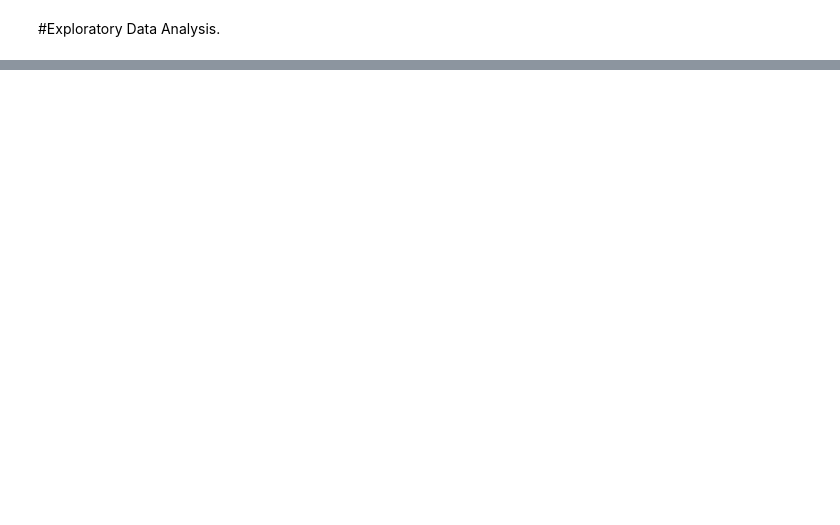
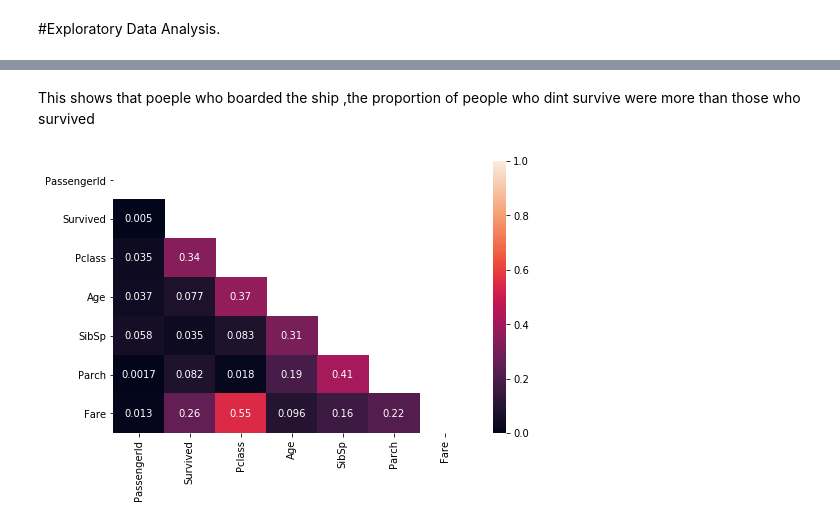
Before and after one commit to theBuluku/Independent-Project-week-9, a Jupyter notebook: IP_Week_9.ipynb, the cells around one changed output, grey strips where cells are left out. Cells and saved outputs as stored; diff of their text form; code cells hidden in the pictures; blank space fills up the shorter version.

```diff
--- a/IP_Week_9.ipynb
+++ b/IP_Week_9.ipynb
@@ -152,0 +183,13 @@ test_data2.shape
+# %% [markdown]
+This shows that poeple who boarded the ship ,the proportion of people who dint survive were more than those who survived
+# %%
+# Correlation heatmap of the numerical variables
+corr  =train_df.corr().abs()
+
+plt.figure(figsize = (8,5))
+heatmap = np.zeros_like(train_df.corr().abs(), dtype=np.bool)
+heatmap[np.triu_indices_from(heatmap)] = True
+sns.heatmap(train_df.corr().abs(), annot=True, mask=heatmap)
+plt.show()
+# %% [output]
+[figure, added]
```
Also changed, not shown: parts of 108 cells of this notebook.
